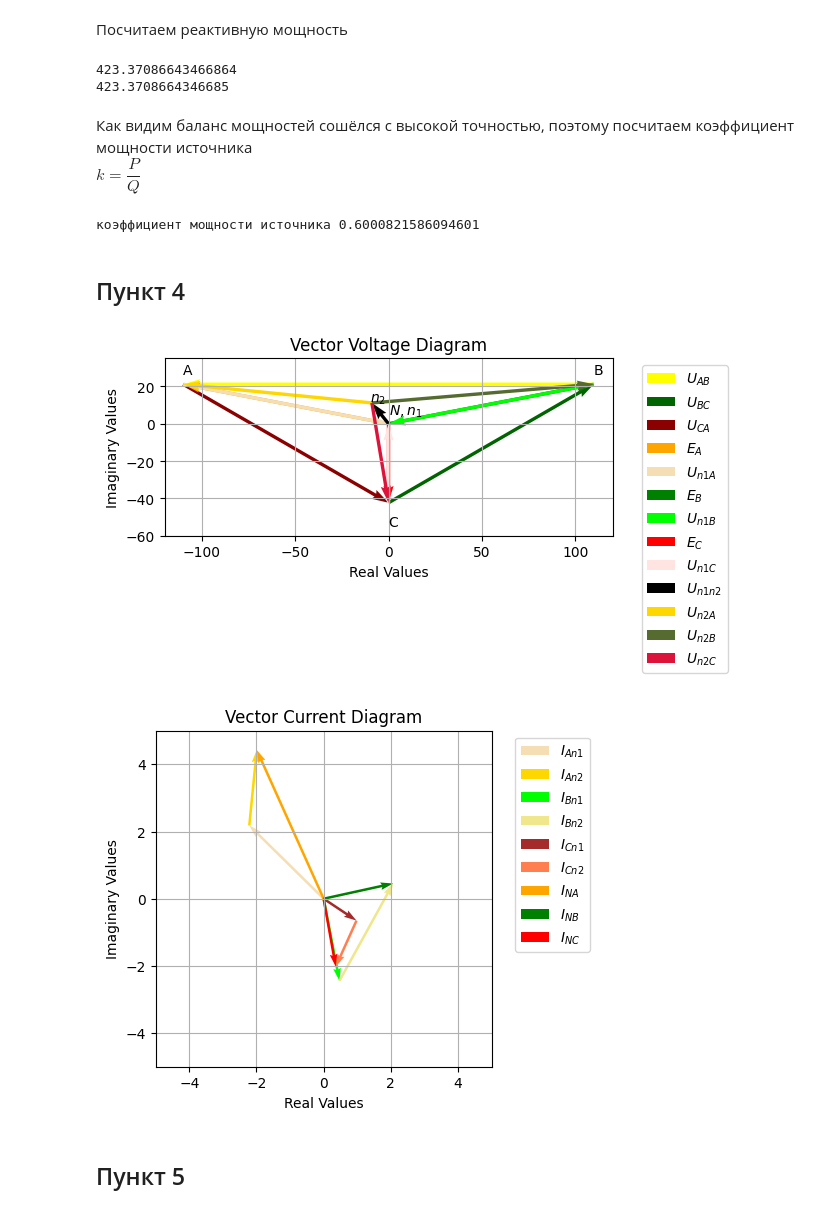
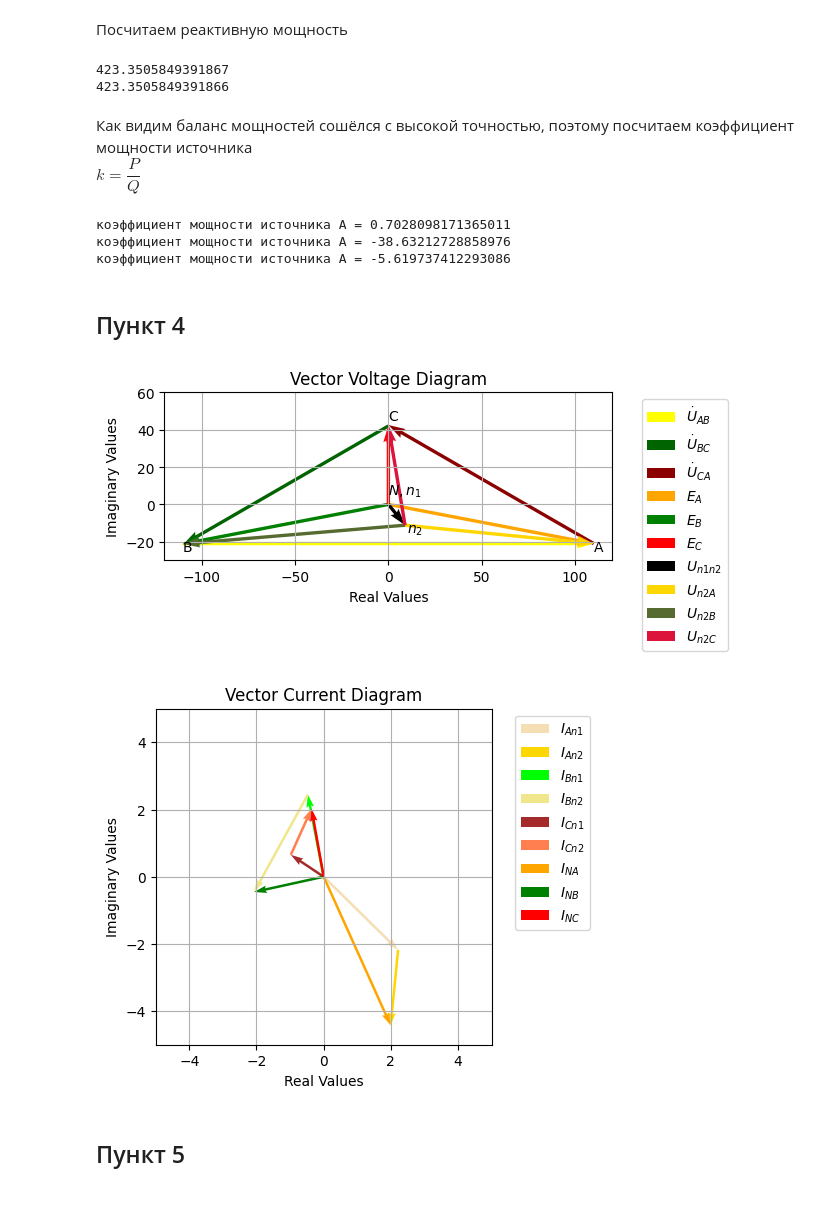
Before and after one commit to M007AX/Coursework-part-III-TBE, a Jupyter notebook: Курсовая_по_ТОЭ_3я_часть.ipynb, the cells around one changed output. Cells and saved outputs as stored; diff of their text form; code cells hidden in the pictures.

```diff
--- a/Курсовая_по_ТОЭ_3я_часть.ipynb
+++ b/Курсовая_по_ТОЭ_3я_часть.ipynb
@@ -745,6 +752,6 @@ $
 $
 # %%
-E_A = 112 * e**(169.116667j*np.pi/180)
-E_B = 112 * e**(10.9j*np.pi/180)
-E_C = 42.335229 * e**(-90j*np.pi/180)
+E_A = 112 * e**(-10.83333333j*np.pi/180)
+E_B = 112 * e**(190.9j*np.pi/180)
+E_C = 42.335229 * e**(90j*np.pi/180)
 # %%
@@ -1096,41 +1097,42 @@ print(P_An1 + P_Bn1 + P_Cn1 + P_An2 + P_Bn2 + P_Cn2 + P_n2n1)
 print(Q_EA + Q_EB + Q_EC)
 print(Q_An1 + Q_Bn1 + Q_Cn1 + Q_An2 + Q_Bn2 + Q_Cn2 + Q_n2n1)
 # %% [output]
-423.37086643466864
-423.3708664346685
+423.3505849391867
+423.3505849391866
 # %% [markdown]
 Как видим баланс мощностей сошёлся с высокой точностью, поэтому посчитаем коэффициент мощности источника \
 $
 k = \dfrac{P}{Q}
 $
 # %%
-print(f"коэффициент мощности источника {(P_EA + P_EB + P_EC)/(P_EA + P_EB + P_EC + Q_EA + Q_EB + Q_EC)}")
+print(f"коэффициент мощности источника A = {P_EA/Q_EA}")
+print(f"коэффициент мощности источника A = {P_EB/Q_EB}")
+print(f"коэффициент мощности источника A = {P_EC/Q_EC}")
 # %% [output]
-коэффициент мощности источника 0.6000821586094601
+коэффициент мощности источника A = 0.7028098171365011
+коэффициент мощности источника A = -38.63212728858976
+коэффициент мощности источника A = -5.619737412293086
 # %% [markdown]
 ## Пункт 4
 # %%
 Voltages_NAn1N = {
     '$E_{A}$': {'magnitude': abs(E_A), 'angle': np.angle(E_A), 'color': 'orange'},
-    '$U_{n1A}$': {'magnitude': abs(E_A), 'angle': np.angle(E_A) + np.pi, 'color': 'wheat'},
 }
 
 Voltages_NBn1N = {
     '$E_{B}$': {'magnitude': abs(E_B), 'angle': np.angle(E_B), 'color': 'green'},
-    '$U_{n1B}$': {'magnitude': abs(E_B), 'angle': np.angle(E_B) + np.pi, 'color': 'lime'},
 }
 
 Voltages_NCn1N = {
     '$E_{C}$': {'magnitude': abs(E_C), 'angle': np.angle(E_C), 'color': 'red'},
-    '$U_{n1C}$': {'magnitude': abs(E_C), 'angle': np.angle(E_C) + np.pi, 'color': 'mistyrose'},
 }
 # %%
-plt.quiver(110, 63.5/3, -abs(U_AB) * np.cos(np.angle(U_AB)), -abs(U_AB) * np.sin(np.angle(U_AB)),
-                  angles='xy', scale_units='xy',  scale=1, color="yellow", label="$U_{AB}$")
-plt.quiver(0, -2*63.5/3, -abs(U_BC) * np.cos(np.angle(U_BC)), -abs(U_BC) * np.sin(np.angle(U_BC)),
-                  angles='xy', scale_units='xy',  scale=1, color="darkgreen", label="$U_{BC}$")
-plt.quiver(-110, 63.5/3, -abs(U_CA) * np.cos(np.angle(U_CA)), -abs(U_CA) * np.sin(np.angle(U_CA)),
-                  angles='xy', scale_units='xy',  scale=1, color="darkred", label="$U_{CA}$")
+plt.quiver(-110, -21, abs(U_AB) * np.cos(np.angle(U_AB)), abs(U_AB) * np.sin(np.angle(U_AB)),
+                  angles='xy', scale_units='xy',  scale=1, color="yellow", label="$\dot{U}_{AB}$")
+plt.quiver(0, 42, abs(U_BC) * np.cos(np.angle(U_BC)), abs(U_BC) * np.sin(np.angle(U_BC)),
+                  angles='xy', scale_units='xy',  scale=1, color="darkgreen", label="$\dot{U}_{BC}$")
+plt.quiver(110, -21, abs(U_CA) * np.cos(np.angle(U_CA)), abs(U_CA) * np.sin(np.angle(U_CA)),
+                  angles='xy', scale_units='xy',  scale=1, color="darkred", label="$\dot{U}_{CA}$")
 
 create_vector_diagram_no_text(Voltages_NAn1N)
 create_vector_diagram_no_text(Voltages_NBn1N)
@@ -1145,39 +1147,39 @@ plt.quiver(abs(U_n2n1) * np.cos(np.angle(U_n2n1)), abs(U_n2n1) * np.sin(np.angle
                   angles='xy', scale_units='xy',  scale=1, color="gold", label="$U_{n2A}$")
 
 plt.quiver(abs(U_n2n1) * np.cos(np.angle(U_n2n1)), abs(U_n2n1) * np.sin(np.angle(U_n2n1)),
            abs(U_Bn2) * np.cos(np.angle(U_Bn2)), abs(U_Bn2) * np.sin(np.angle(U_Bn2)),
                   angles='xy', scale_units='xy',  scale=1, color="darkolivegreen", label="$U_{n2B}$")
 
 plt.quiver(abs(U_n2n1) * np.cos(np.angle(U_n2n1)), abs(U_n2n1) * np.sin(np.angle(U_n2n1)),
            abs(U_Cn2) * np.cos(np.angle(U_Cn2)), abs(U_Cn2) * np.sin(np.angle(U_Cn2)),
                   angles='xy', scale_units='xy',  scale=1, color="crimson", label="$U_{n2C}$")
 
 
 plt.tight_layout()
 plt.legend()
 plt.gca().set_aspect('equal', adjustable='box')
 plt.grid()
 
 
-plt.text(-10, 12, "$n_2$")
 plt.text(0, 5, "$N, n_1$")
-plt.text(-110, 80/3, "A")
-plt.text(110, 80/3, "B")
-plt.text(0, -55, "C")
+plt.text(-110, -25, "B")
+plt.text(110, -25, "A")
+plt.text(0, 45, "C")
+plt.text(10, -15, "$n_2$")
 
 
 plt.title("Vector Voltage Diagram")
 plt.xlabel("Real Values")
 plt.ylabel("Imaginary Values")
 
 plt.xlim(-120, 120)
-plt.ylim(-60, 35)
+plt.ylim(-30, 60)
 
 plt.legend(bbox_to_anchor=(1.05, 1), loc='upper left')
 
 plt.subplots_adjust(left=0.15, right=0.85, top=0.85, bottom=0.15)
 # %% [output]
-[figure, old version]
+[figure, new version]
 # %%
 Currents_NAn1n2 = {
     '$I_{An1}$': {'magnitude': abs(I_An1), 'angle': np.angle(I_An1), 'color': 'wheat'},
@@ -1227,7 +1229,7 @@ plt.legend(bbox_to_anchor=(1.05, 1), loc='upper left')
 
 plt.subplots_adjust(left=0.15, right=0.85, top=0.85, bottom=0.15)
 # %% [output]
-[figure, old version]
+[figure, new version]
 # %% [markdown]
 ## Пункт 5
 # %% [markdown]
```
Also changed, not shown: parts of 92 cells of this notebook.
